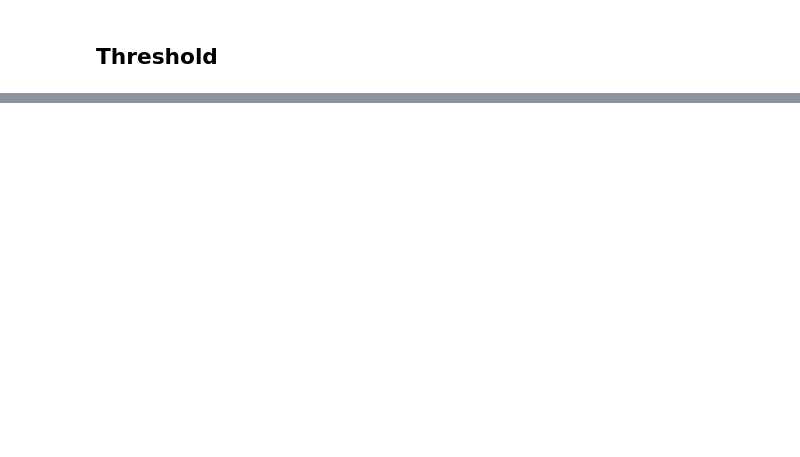
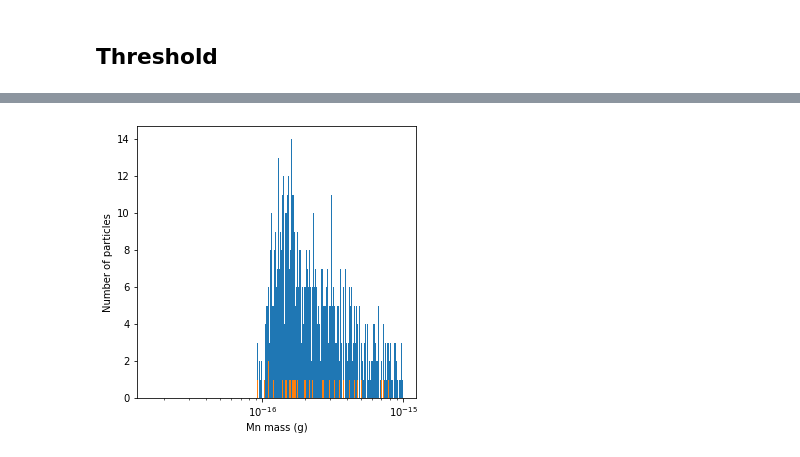
Before and after one commit to gbland0725/PMSources, a Jupyter notebook: src/examplepackage/Softclustering.ipynb, the cells around one changed output, grey strips where cells are left out. Saved outputs shown, nothing was run; the diff lists cells and outputs as text; code cells hidden in the pictures; blank space fills up the shorter version.

```diff
--- a/src/examplepackage/Softclustering.ipynb
+++ b/src/examplepackage/Softclustering.ipynb
@@ -121,0 +118,19 @@ labels
+# %%
+def softclusteringparser(dataset, thresholdvalue, sourcekeys, returns = True):
+    Sourcethreslist = []
+    for j in dataset:
+        Sourcethreslist.append(threshold(j, sourcekeys, thresholdvalue))
+
+    unique, uniquecounts = np.unique(np.array(Sourcethreslist, dtype = 'object'), return_counts = True)
+
+    if returns == True:
+        return Sourcethreslist
+
+    else:
+        fig, ax = plt.subplots(figsize = (len(unique) * 3.5,5))
+        ax.bar(np.arange(0, len(uniquecounts)), uniquecounts)
+        ax.text(0.5, 0.95, thresholdvalue, transform=ax.transAxes,
+                fontsize=10, fontweight='bold', va='top')
+        ax.set_xticks(np.arange(0, len(uniquecounts)))
+        ax.set_xticklabels(['\n '.join(k) for k in unique])
+        plt.show()
@@ -121,0 +242,14 @@ labels
+# %%
+#Mass distribution for each analyte
+bins = 10**(np.arange(-16.8,-15, .005).astype('float'))
+
+fig = plt.figure(figsize = (5,5))
+ax = fig.subplots()
+ax.hist(isotope_pure(originaldata, '55Mn')['55Mn'], bins = bins)
+ax.hist(sourcedata['55Mn'], bins = bins)
+ax.set_xlabel('Mn mass (g)')
+ax.set_ylabel('Number of particles')
+ax.set_xscale('log')
+plt.show()
+# %% [output]
+[figure, added]
```
Also changed, not shown: parts of 44 cells of this notebook, 33 other files.
